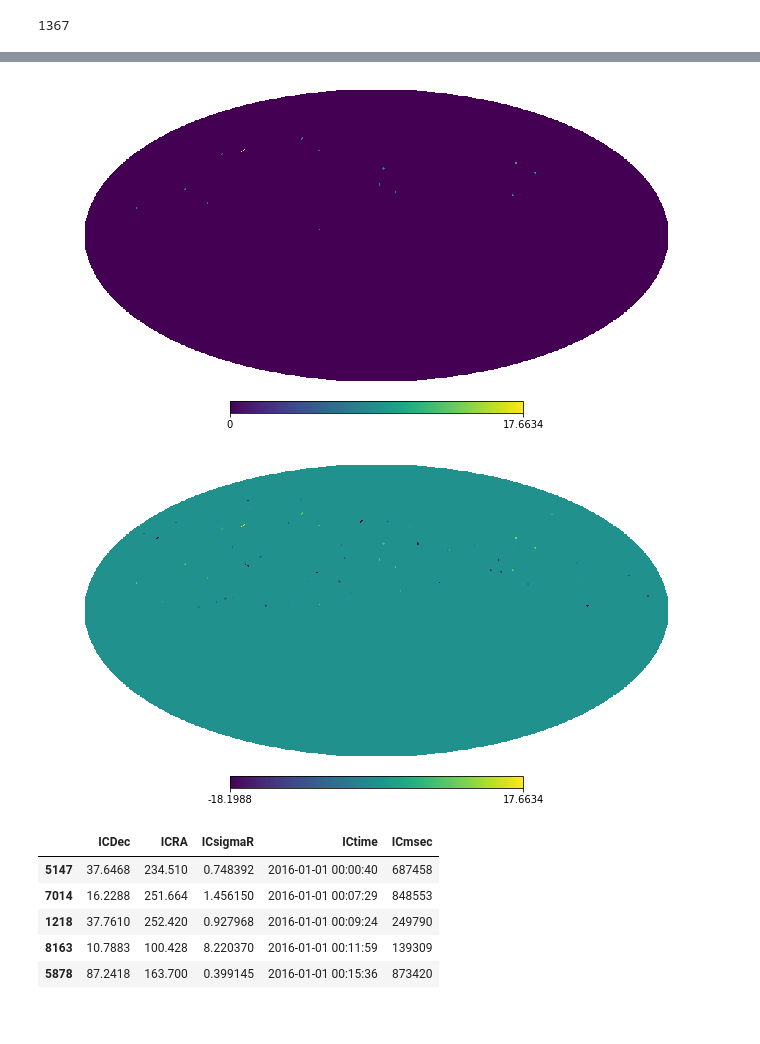
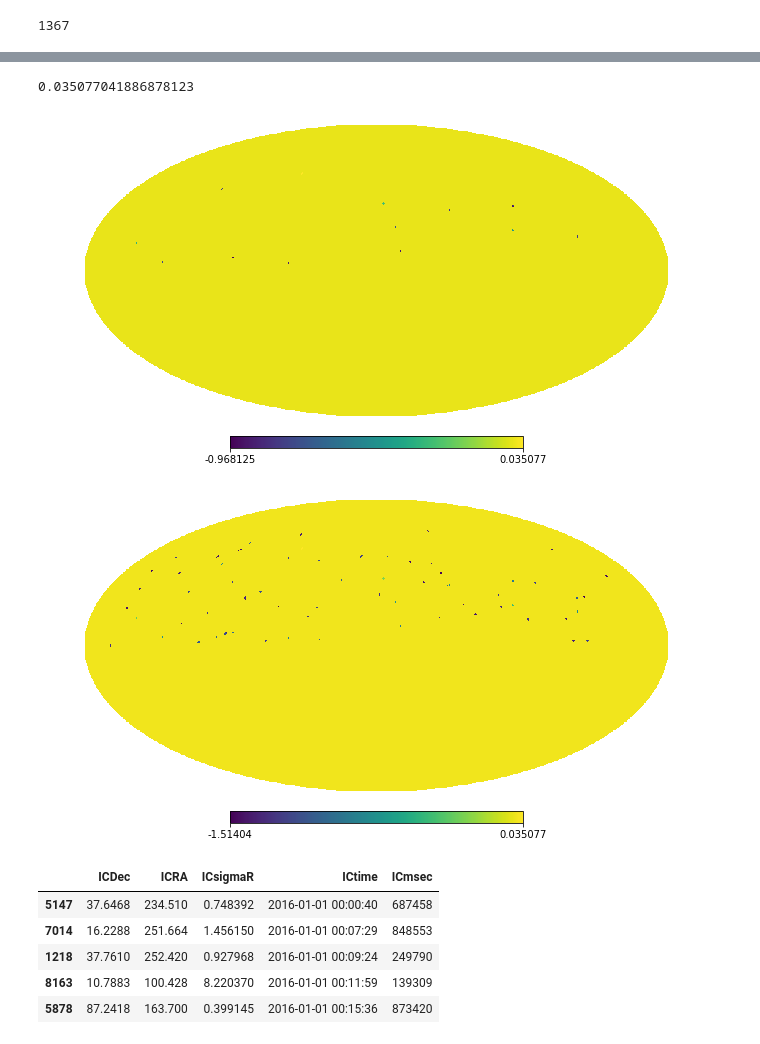
Before and after one commit to hayalaso/Analyses_AMON, a Jupyter notebook: HAWC_IC/multi_correlation_analysis.ipynb, the cells around one changed output, grey strips where cells are left out. Cells and saved outputs as stored; diff of their text form; code cells hidden in the pictures.

Commit message:
added a random number following a uniform distribution to obtain IC probabilities for signaless

```diff
--- a/HAWC_IC/multi_correlation_analysis.ipynb
+++ b/HAWC_IC/multi_correlation_analysis.ipynb
@@ -22,7 +22,7 @@ def spcang (ra1 , ra2, dec1, dec2):
     return np.arccos(np.cos(dec1*DEG2RAD)*np.cos(dec2*DEG2RAD)*np.cos((ra1-ra2)*DEG2RAD)+np.sin(dec1*DEG2RAD)*np.sin(dec2*DEG2RAD))*RAD2DEG
 
 def LLH1(dec1,ra1,dec2,ra2,sigma1,sigma2,sig):
-    sigma2 = 0.11#abs(random.normal(0.11,0.03)) #change HAWC sigmaR to be distributed around 0.1 for now
+    sigma2 = stats.lognorm.rvs(0.463632912751, loc=0.0302994104141, scale=0.0741518054165, size=1, random_state=None)[0]#0.11#abs(random.normal(0.11,0.03)) #change HAWC sigmaR to be distributed around 0.1 for now
     if abs(ra1-ra2)>300:
         if ra1>ra2:
             ra1=ra1-360
@@ -44,7 +44,7 @@ def LLH1(dec1,ra1,dec2,ra2,sigma1,sigma2,sig):
     return [dec_best, ra_best_report,llh,np.sqrt(sigma)]
 
 def LLH2(dec1,ra1,dec2,ra2,sigma1,sigma2,sig):
-    sigma2 = 0.11#abs(random.normal(0.11,0.03)) #change HAWC sigmaR to be distributed around 0.1 for now
+    sigma2 = stats.lognorm.rvs(0.463632912751, loc=0.0302994104141, scale=0.0741518054165, size=1, random_state=None)[0]#abs(random.normal(0.11,0.03)) #change HAWC sigmaR to be distributed around 0.1 for now
     if abs(ra1-ra2)>300:
         if ra1>ra2:
             ra1=ra1-360
@@ -71,7 +71,7 @@ def LLH3(dec1,ra1,dec2,ra2,sig1,sig2,sig):
     dec1=dec1*DEG2RAD
     ra2=ra2*DEG2RAD
     dec2=dec2*DEG2RAD
-    sig2 = 0.11#abs(random.normal(0.11,0.03)) #change HAWC sigmaR to be distributed around 0.1 for now
+    sig2 = stats.lognorm.rvs(0.463632912751, loc=0.0302994104141, scale=0.0741518054165, size=1, random_state=None)[0]#abs(random.normal(0.11,0.03)) #change HAWC sigmaR to be distributed around 0.1 for now
     #now we calculate the combined gaussian uncertainty squared, sig0
     sig0=1/(1/sig1**2+1/sig2**2)
     #now we calculate f, the distance from particle 1 to best fit position
@@ -93,7 +93,7 @@ def LLH3(dec1,ra1,dec2,ra2,sig1,sig2,sig):
     #trying to be conservative with errors
     sigc=sig1**2+ sig2**2
     phwc = stats.norm.cdf(sig)
-    llh = -np.log(2*np.pi*sigc)/2 - dst**2/(2*sigc) + np.log(phwc)#sig**2
+    llh = -np.log(2*np.pi*sigc)/2 - dst**2/(2*sigc) + np.log(phwc) + np.log(stats.uniform.rvs(0.,1))#sig**2
     return [dec_best, ra_best, llh,np.sqrt(sigc)]
 
 def spcang_trange_llh1 (dfic, dfh, minspc):
@@ -305,10 +305,12 @@ for i,r in df_result3.iterrows():
         sky95[j] = r["LLH"]
 # %%
 hp.mollview(sky99,rot=180,title='')
-hp.mollview(sky95,rot=180,title='')
+hp.mollview(sky95,rot=180,title='',)
+np.max(df_result3.LLH)
 # %% [output]
+0.035077041886878123
-[figure, old version]
+[figure, new version]
-[figure, old version]
+[figure, new version]
 # %%
 dfic = pd.read_csv("IC_scrambled/0.csv".format(i))
 dfic['ICtime']=pd.to_datetime(dfic['ICtime'])
```
Also changed, not shown: parts of 5 cells of this notebook.
